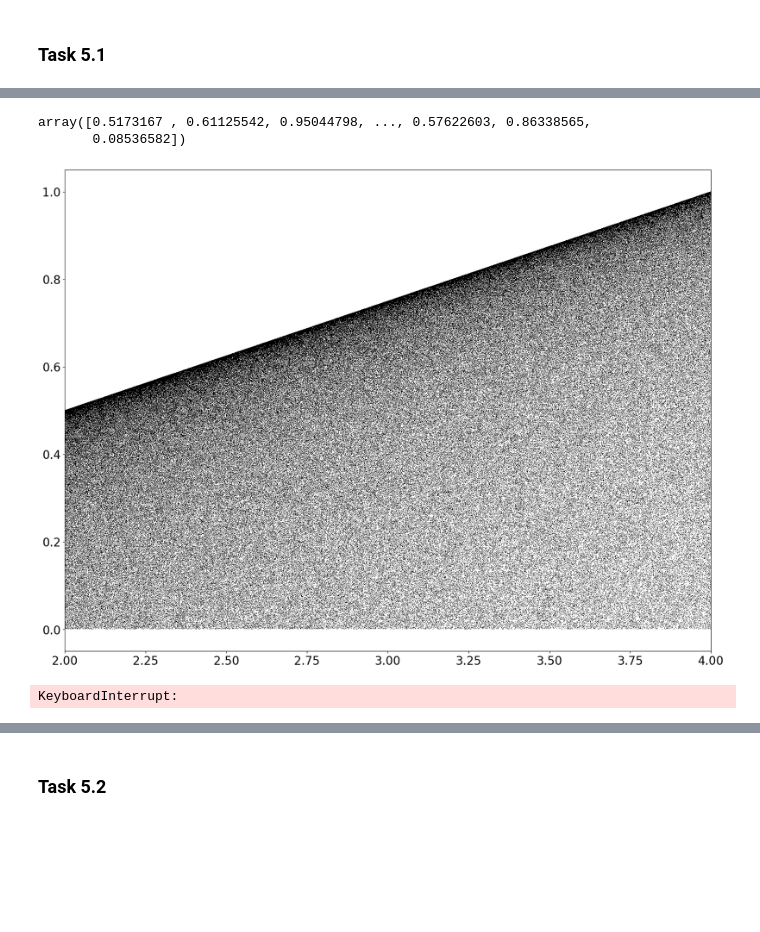
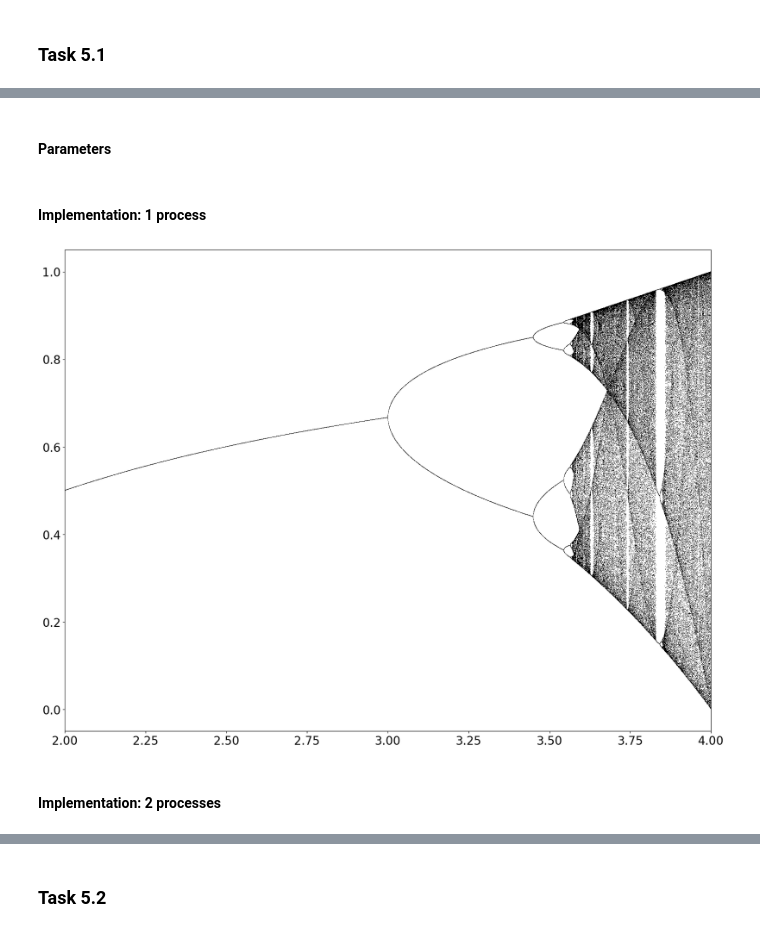
Before and after one commit to hasaki77/hppl, a Jupyter notebook: HW_5_Parallel_bifurcation_and_spectrogram.ipynb, the cells around one changed output, grey strips where cells are left out. Cells and saved outputs as stored; diff of their text form; code cells hidden in the pictures; blank space fills up the shorter version.

```diff
--- a/HW_5_Parallel_bifurcation_and_spectrogram.ipynb
+++ b/HW_5_Parallel_bifurcation_and_spectrogram.ipynb
@@ -46,5 +58,0 @@ def bifurcation_map(r, m: int=1, n: int=1):
-# %%
-np.random.uniform(0, 1, 100001)
-# %% [output]
-array([0.5173167 , 0.61125542, 0.95044798, ..., 0.57622603, 0.86338565,
-       0.08536582])
@@ -57,9 +59,23 @@ with Pool(processes=1) as pool:
+# %% [markdown]
+#### Parameters
+# %%
+size = 10001
+m=100
+n=5000
+r_params = np.linspace(1, 4, size)
+# %% [markdown]
+#### Implementation: 1 process
 # %%
-fig = plt.figure(figsize=[20, 15], )
-plt.plot(r, results, ls='', marker=',', color='black')
+direct_bifmap_results = bifurcation_map(
+    r=r_params,
+    m=m,
+    n=n,
+)
+fig = plt.figure(figsize=[20, 15],)
+plt.plot(r_params, direct_bifmap_results, ls='', marker=',', color='black')
 plt.xlim([2, 4])
 plt.xticks(fontsize=20)
 plt.yticks(fontsize=20)
 plt.show()
 # %% [output]
-[figure, old version]
+[figure, new version]
@@ -75,11 +81,0 @@ for thread in threads:
-# %%
-processes = []
-for i in range(6):
-    process = Process(target=bifurcation_map, kwargs={'r': np.linspace(1, 4, 1000001), 'm': 1, 'n': 200})
-    processes.append(process)
-    processes[i].start()
-
-for process in processes:
-    process.join()
-# %% [output]
-KeyboardInterrupt:
@@ -104 +82,3 @@ process2.join()
+# %% [markdown]
+#### Implementation: 2 processes
 # %%
```
Also changed, not shown: parts of 29 cells of this notebook.
